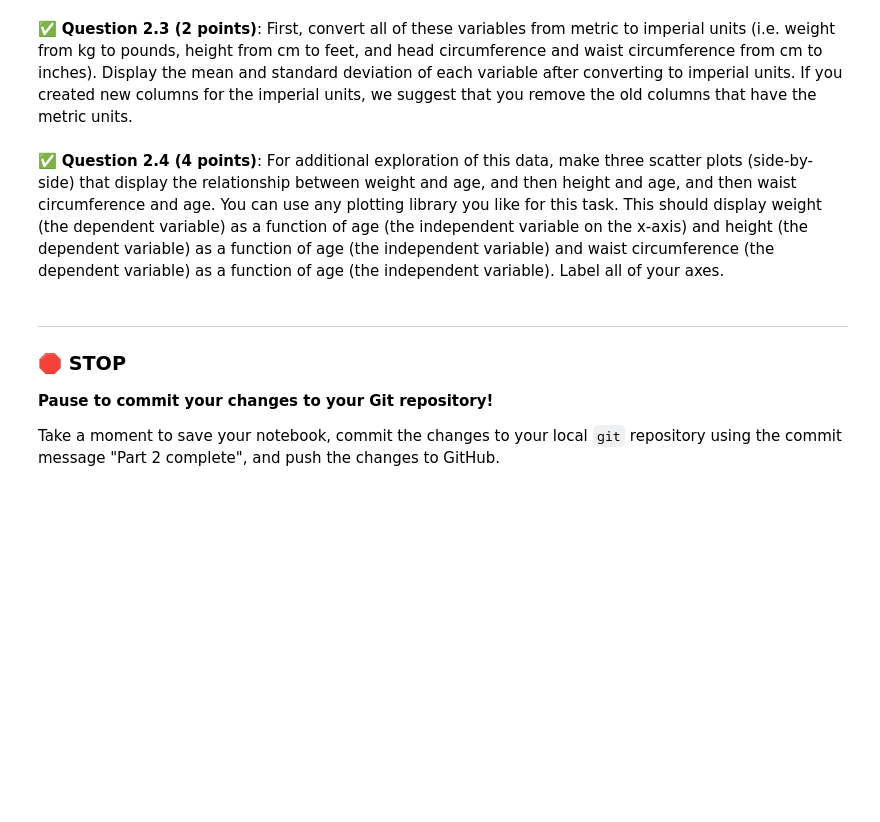
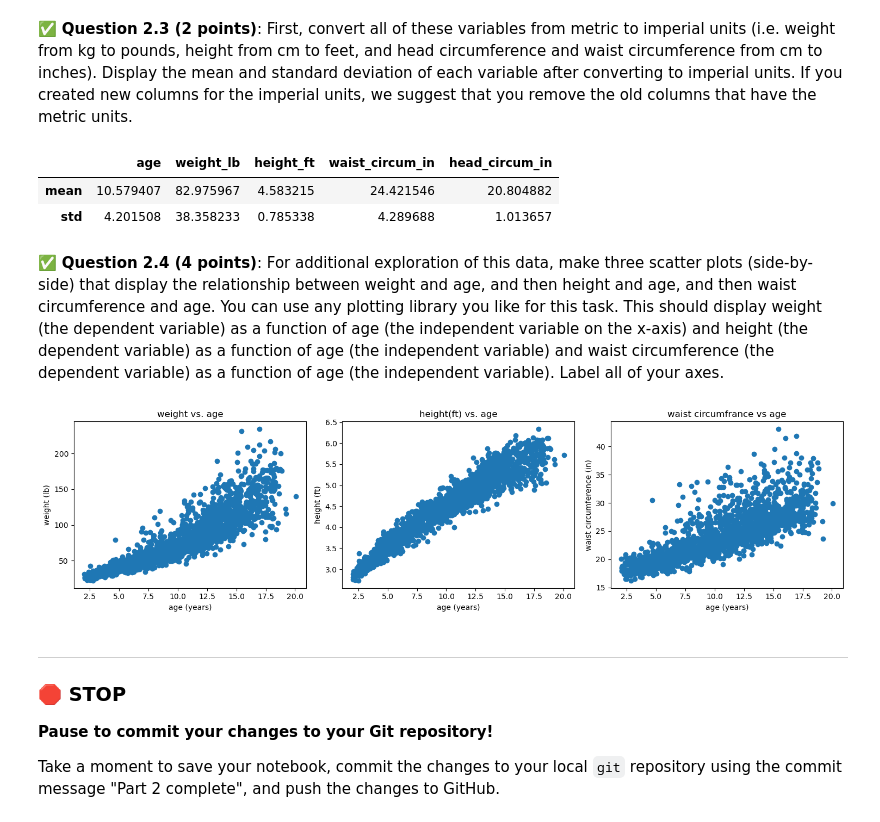
Before and after one commit to TonyH1287/cmse202-s26-turnin, a Jupyter notebook: hw-04/HW-04_RegressionClassification-STUDENT.ipynb, the cells around one changed output. Drawn from its saved outputs; the diff is of its cells as text; code cells hidden in the pictures; blank space fills up the shorter version.

```diff
--- a/hw-04/HW-04_RegressionClassification-STUDENT.ipynb
+++ b/hw-04/HW-04_RegressionClassification-STUDENT.ipynb
@@ -79,0 +78,6 @@ The dataset is available here:
+# %%
+# Put your code here
+import pandas as pd
+df = pd.read_csv("anthrokids3_subset.csv")
+display(df.head())
+display(df.tail())
@@ -84,2 +99,20 @@ The dataset is available here:
+# %%
+# Put your code here
+df_imperial = df.copy()
+df_imperial["weight_lb"] = df_imperial["weight"] * 2.20462
+df_imperial["height_ft"] = df_imperial["height"] / 30.48
+df_imperial["waist_circum_in"] = df_imperial["waist_circum"] / 2.54
+df_imperial["head_circum_in"] = df_imperial["head_circum"] / 2.54
+df_imperial = df_imperial.drop(columns=[
+    "weight",
+    "height",
+    "waist_circum",
+    "head_circum"
+])
+df_imperial.describe().loc[["mean", "std"]]
+# %% [output]
+|  | age | weight_lb | height_ft | waist_circum_in | head_circum_in |
+| mean | 10.579407 | 82.975967 | 4.583215 | 24.421546 | 20.804882 |
+| std | 4.201508 | 38.358233 | 0.785338 | 4.289688 | 1.013657 |
 # %% [markdown]
 &#9989;  **Question 2.4 (4 points)**: For additional exploration of this data, make three scatter plots (side-by-side) that display the relationship between weight and age, and then height and age, and then waist circumference and age. You can use any plotting library you like for this task.  This should display weight (the dependent variable) as a function of age (the independent variable on the x-axis) and height (the dependent variable) as a function of age (the independent variable) and waist circumference (the dependent variable) as a function of age (the independent variable).  Label all of your axes.
@@ -88,3 +119,24 @@ The dataset is available here:
+# %%
+# Put your code here
+import matplotlib.pyplot as plt
+fig, axes = plt.subplots(1, 3, figsize=(15, 4))
+axes[0].scatter(df_imperial["age"], df_imperial["weight_lb"])
+axes[0].set_xlabel("age (years)")
+axes[0].set_ylabel("weight (lb)")
+axes[0].set_title("weight vs. age")
+axes[1].scatter(df_imperial["age"], df_imperial["height_ft"])
+axes[1].set_xlabel("age (years)")
+axes[1].set_ylabel("height (ft)")
+axes[1].set_title("height(ft) vs. age")
+axes[2].scatter(df_imperial["age"], df_imperial["waist_circum_in"])
+axes[2].set_xlabel("age (years)")
+axes[2].set_ylabel("waist circumference (in)")
+axes[2].set_title("waist circumfrance vs age")
+
+plt.tight_layout()
+plt.show()
+# %% [output]
+[figure, added]
 # %% [markdown]
 ---
 ### &#128721; STOP
```
Also changed, not shown: parts of 30 cells of this notebook.
